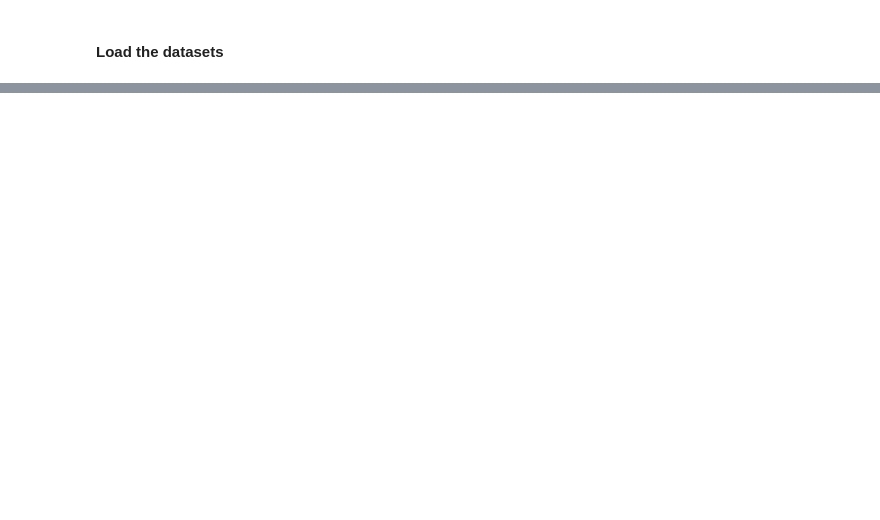
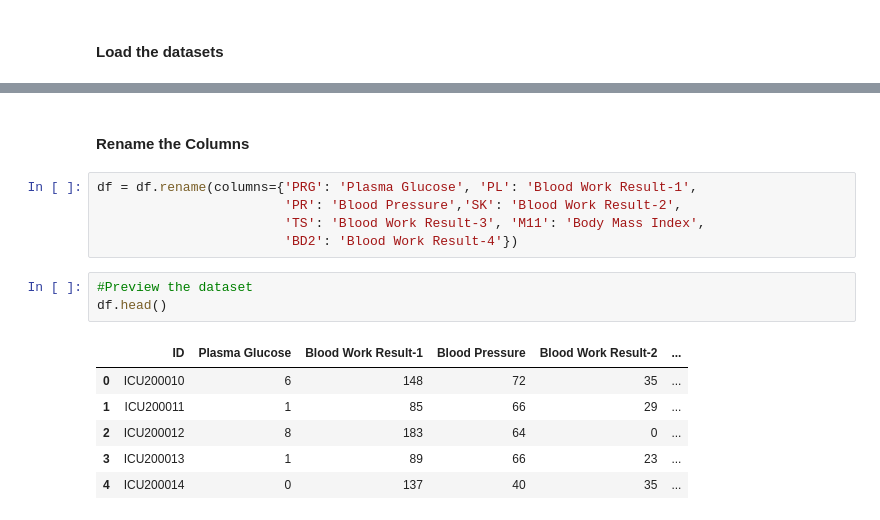
Before and after one commit to AndyMortey/Machine-Learning-API-Using-FastAPI-The-Sepsis-Case-Study, a Jupyter notebook: notebook.ipynb, the cells around one changed output, grey strips where cells are left out. Saved outputs shown, nothing was run; the diff lists cells and outputs as text; blank space fills up the shorter version.

```diff
--- a/notebook.ipynb
+++ b/notebook.ipynb
@@ -88,0 +226,17 @@ df
+# %% [markdown]
+#### Rename the Columns
+# %%
+df = df.rename(columns={'PRG': 'Plasma Glucose', 'PL': 'Blood Work Result-1',
+                        'PR': 'Blood Pressure','SK': 'Blood Work Result-2',
+                        'TS': 'Blood Work Result-3', 'M11': 'Body Mass Index',
+                        'BD2': 'Blood Work Result-4'})
+# %%
+#Preview the dataset
+df.head()
+# %% [output]
+|  | ID | Plasma Glucose | Blood Work Result-1 | Blood Pressure | Blood Work Result-2 | ... |
+| 0 | ICU200010 | 6 | 148 | 72 | 35 | ... |
+| 1 | ICU200011 | 1 | 85 | 66 | 29 | ... |
+| 2 | ICU200012 | 8 | 183 | 64 | 0 | ... |
+| 3 | ICU200013 | 1 | 89 | 66 | 23 | ... |
+| 4 | ICU200014 | 0 | 137 | 40 | 35 | ... |
```
Also changed, not shown: parts of 14 cells of this notebook.
